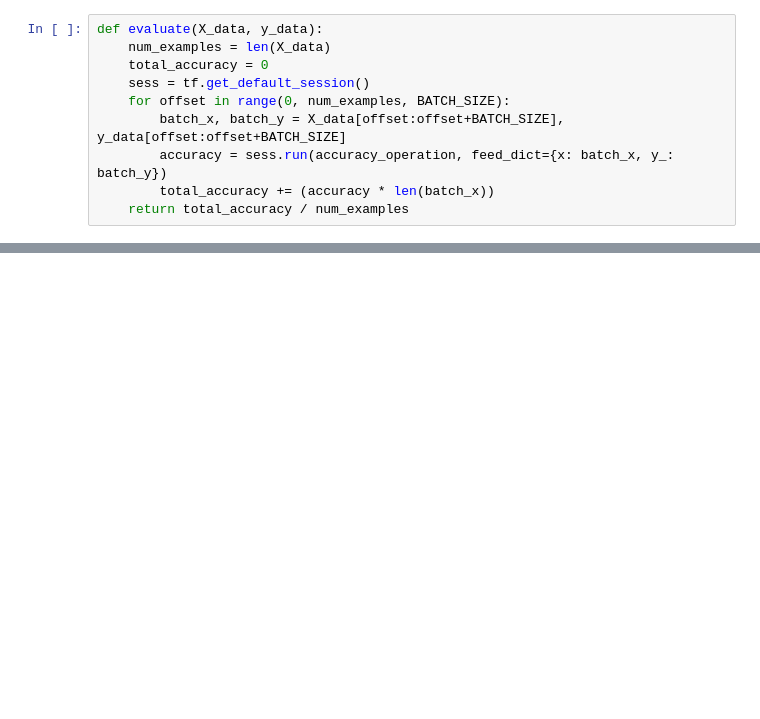
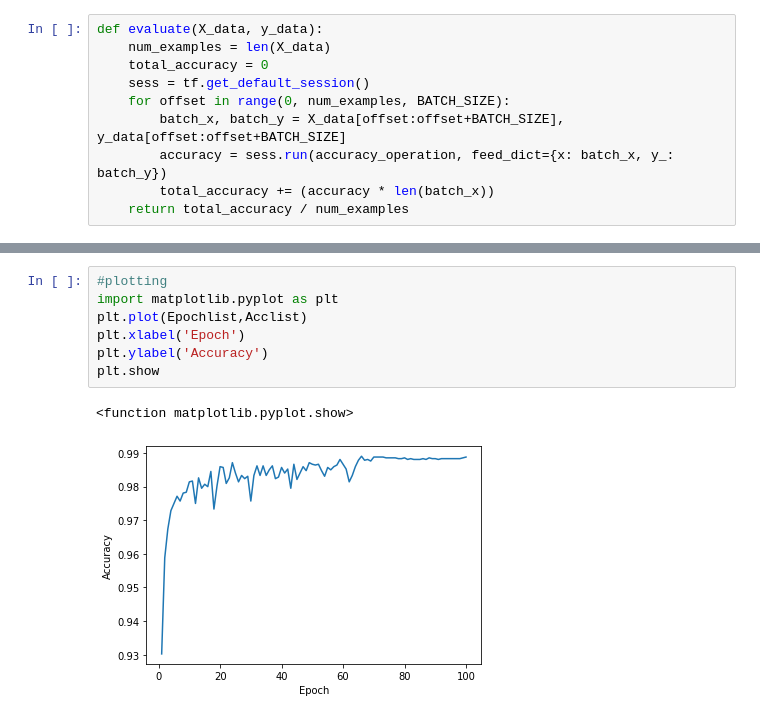
Before and after one commit to Khawaritzmi/Deep-Learning, a Jupyter notebook: CNN Lenet Architecture M-NIST.ipynb, the cells around one changed output, grey strips where cells are left out. Cells and saved outputs as stored; diff of their text form; blank space fills up the shorter version.

```diff
--- a/CNN Lenet Architecture M-NIST.ipynb
+++ b/CNN Lenet Architecture M-NIST.ipynb
@@ -262,0 +287,10 @@ Test Accuracy = 0.986
+# %%
+#plotting
+import matplotlib.pyplot as plt
+plt.plot(Epochlist,Acclist)
+plt.xlabel('Epoch')
+plt.ylabel('Accuracy')
+plt.show
+# %% [output]
+<function matplotlib.pyplot.show>
+[figure, added]
```
Also changed, not shown: parts of 7 cells of this notebook.
